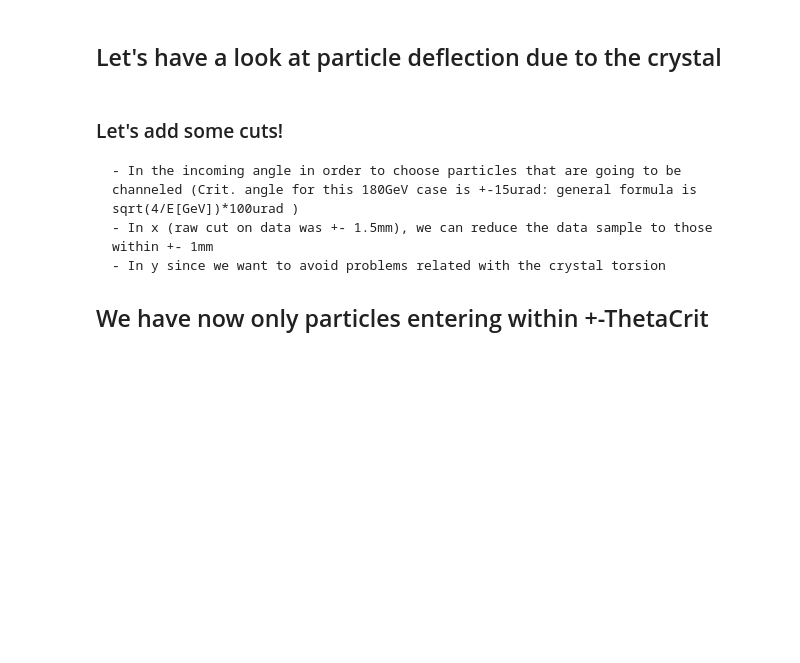
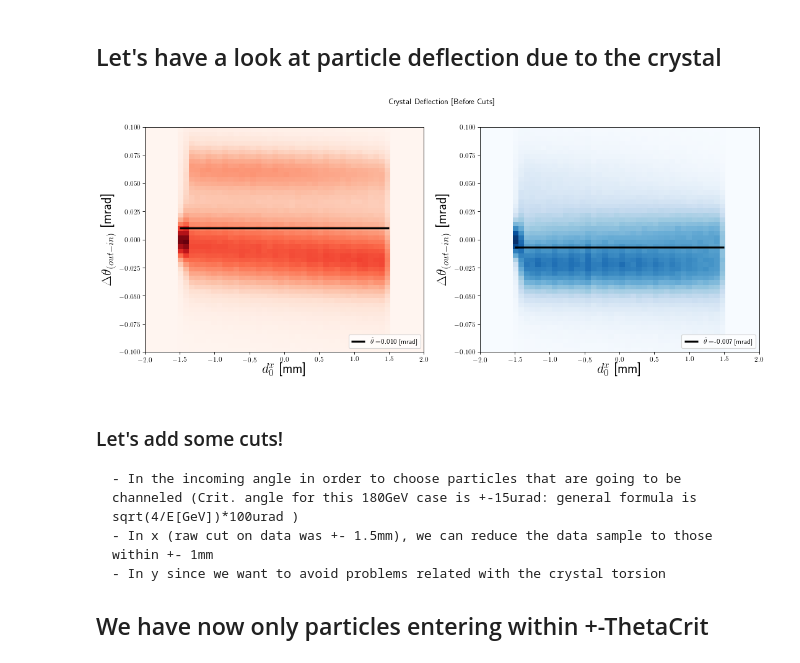
Before and after one commit to collamaf/UA9_22, a Jupyter notebook: analysis/DataAnalysis.ipynb, the cells around one changed output. Cells and saved outputs as stored; diff of their text form; code cells hidden in the pictures; blank space fills up the shorter version.

```diff
--- a/analysis/DataAnalysis.ipynb
+++ b/analysis/DataAnalysis.ipynb
@@ -221,34 +251,36 @@ plt.show()
 # %%
 fig, axes = plt.subplots(nrows=1, ncols=2,figsize=(8*2, 6),dpi=80, facecolor = "w", edgecolor = "k")
 fig.suptitle("Crystal Deflection [Before Cuts]")
 plotR= plot2D(axes[0],
        dataset["d0_x"],
        dataset["deltaTheta"],
-       r"$d_0$ [mm]",
-       r"$\Delta\theta_x$ [mrad]",
-       (50,50),
-       [[-2.,2.],[-0.1,0.1]],
+       d0xL,
+       dtL,
+       (nBd0F,nBthF),
+       [d0xR,[-0.1,0.1]],
        "Reds"
       )
 mediaR=np.mean(dataset["deltaTheta"])
 plotR.hlines(mediaR, np.min(dataset["d0_x"]), np.max(dataset["d0_x"]), label=(r"$\hat\theta=${:.3f} [mrad]".format(mediaR)))
 plotR.legend(loc= "lower right")
 
 
 plotB=plot2D(axes[1],
        datasetSimu["d0_x"],
        datasetSimu["deltaTheta"],
-       r"$d_0$ [mm]",
-       r"$\Delta\theta_x$ [mrad]",
+       d0xL,
+       dtL,
        (50,50),
-       [[-2.,2.],[-0.1,0.1]],
+       [d0xR,[-0.1,0.1]],
        "Blues"
       )
 mediaB=np.mean(datasetSimu["deltaTheta"])
 plotB.hlines(mediaB, np.min(datasetSimu["d0_x"]), np.max(datasetSimu["d0_x"]), label=(r"$\hat\theta=${:.3f} [mrad]".format(mediaB)))
 plotB.legend(loc= "lower right")
 
 plt.show()
+# %% [output]
+[figure, added]
 # %% [markdown]
 ### Let's add some cuts!
     - In the incoming angle in order to choose particles that are going to be channeled (Crit. angle for this 180GeV case is +-15urad: general formula is sqrt(4/E[GeV])*100urad )
```
Also changed, not shown: parts of 15 cells of this notebook.
